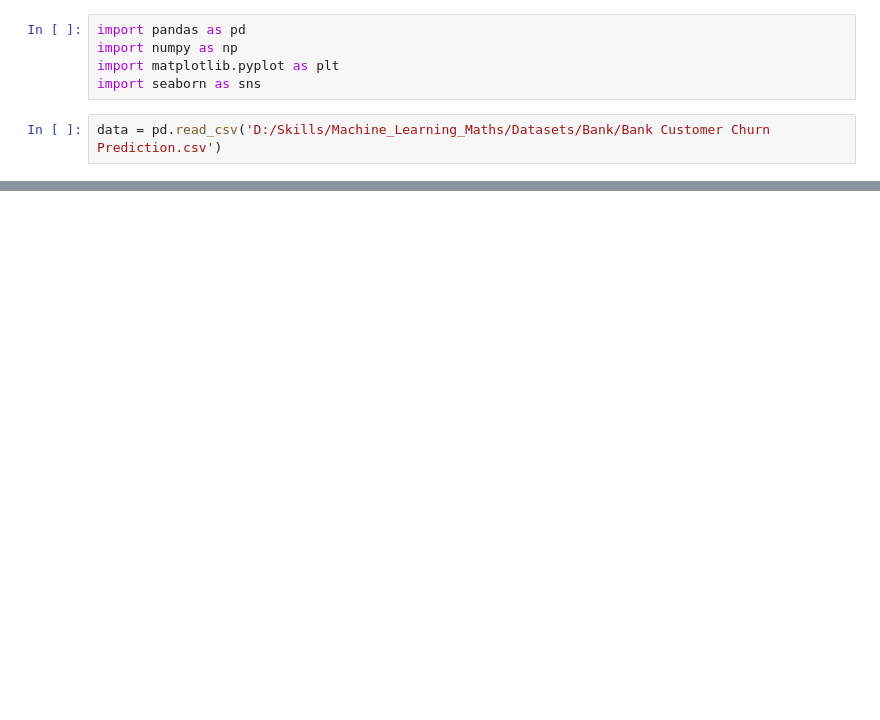
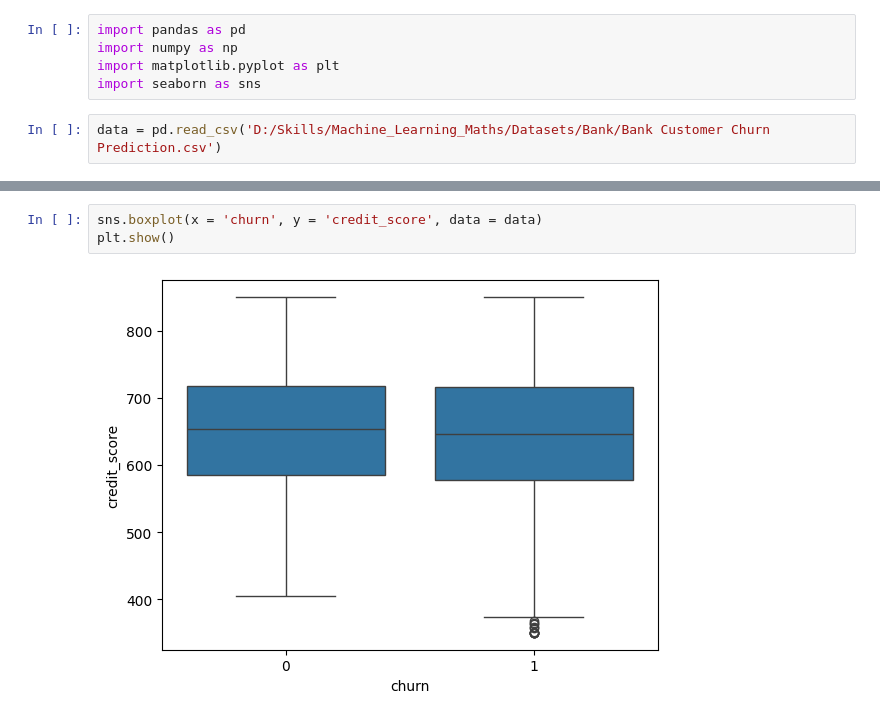
Before and after one commit to prachishende007/Machine_Learning_Maths, a Jupyter notebook: Models/Logistic_Reg.ipynb, the cells around one changed output, grey strips where cells are left out. Saved outputs shown, nothing was run; the diff lists cells and outputs as text; blank space fills up the shorter version.

```diff
--- a/Models/Logistic_Reg.ipynb
+++ b/Models/Logistic_Reg.ipynb
@@ -18,0 +33,5 @@ cors = data.corr()
+# %%
+sns.boxplot(x = 'churn', y = 'credit_score', data = data)
+plt.show()
+# %% [output]
+[figure, added]
```
Also changed, not shown: parts of 20 cells of this notebook.
